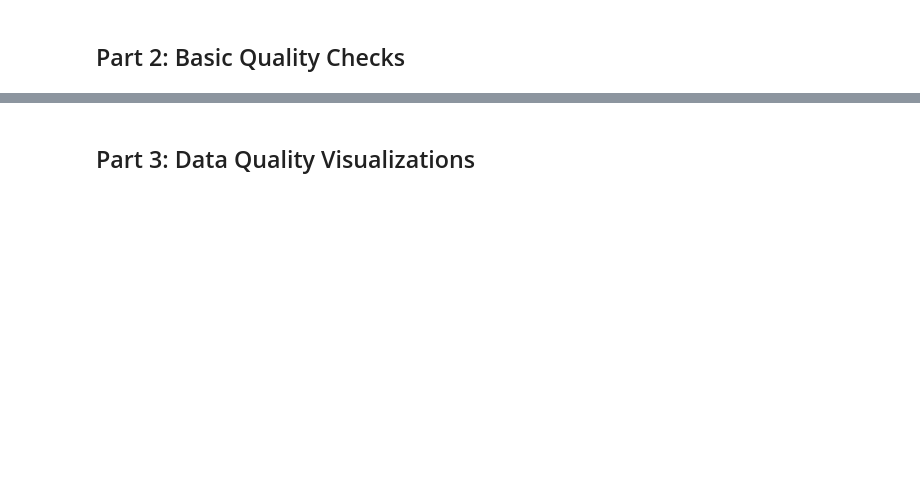
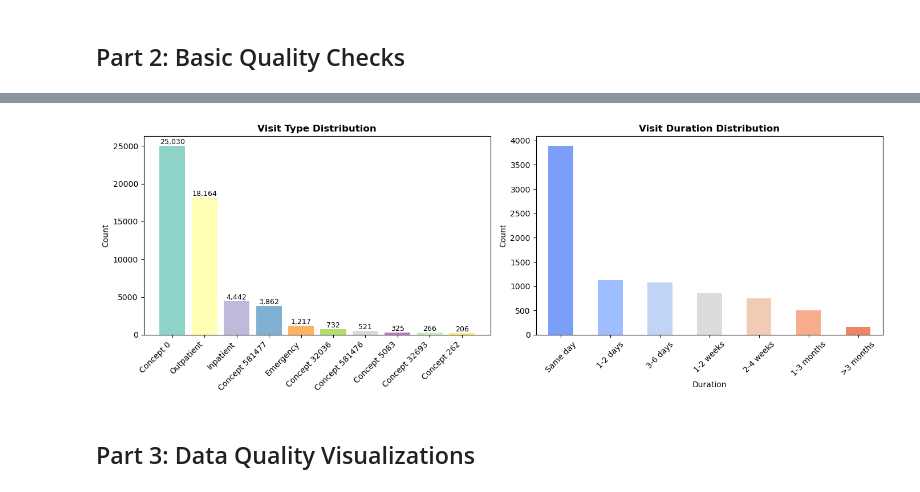
Before and after one commit to AaronLuo00/crisp-pipeline, a Jupyter notebook: notebooks/01_data_quality_exploration.ipynb, the cells around one changed output, grey strips where cells are left out. Drawn from its saved outputs; the diff is of its cells as text; code cells hidden in the pictures; blank space fills up the shorter version.

```diff
--- a/notebooks/01_data_quality_exploration.ipynb
+++ b/notebooks/01_data_quality_exploration.ipynb
@@ -178,2 +363,66 @@ if 'PERSON' in tables:
+# %%
+# Visit Type Distribution
+if 'VISIT_OCCURRENCE' in tables:
+    visit_df = tables['VISIT_OCCURRENCE'].copy()
+
+    fig, (ax1, ax2) = plt.subplots(1, 2, figsize=(14, 5))
+
+    # Visit concept distribution
+    if 'visit_concept_id' in visit_df.columns:
+        visit_types = visit_df['visit_concept_id'].value_counts().head(10)
+
+        # Common visit type mapping
+        visit_map = {
+            9201: 'Inpatient',
+            9202: 'Outpatient',
+            9203: 'Emergency',
+            32037: 'ICU',
+            581379: 'ICU Admission'
+        }
+
+        visit_labels = [visit_map.get(vid, f'Concept {vid}') for vid in visit_types.index]
+
+        colors = plt.cm.Set3(np.linspace(0, 1, len(visit_types)))
+        bars = ax1.bar(range(len(visit_types)), visit_types.values, color=colors)
+        ax1.set_xticks(range(len(visit_types)))
+        ax1.set_xticklabels(visit_labels, rotation=45, ha='right')
+        ax1.set_title('Visit Type Distribution', fontsize=12, fontweight='bold')
+        ax1.set_ylabel('Count')
+
+        # Add value labels on bars
+        for bar, value in zip(bars, visit_types.values):
+            ax1.text(bar.get_x() + bar.get_width()/2, bar.get_height(),
+                    f'{value:,}', ha='center', va='bottom', fontsize=9)
+
+    # Visit duration analysis
+    if 'visit_start_date' in visit_df.columns and 'visit_end_date' in visit_df.columns:
+        visit_df['visit_start_date'] = pd.to_datetime(visit_df['visit_start_date'], errors='coerce')
+        visit_df['visit_end_date'] = pd.to_datetime(visit_df['visit_end_date'], errors='coerce')
+
+        # Calculate duration in days
+        visit_df['duration_days'] = (visit_df['visit_end_date'] - visit_df['visit_start_date']).dt.days
+
+        # Filter reasonable durations (0-365 days)
+        valid_durations = visit_df[(visit_df['duration_days'] >= 0) & (visit_df['duration_days'] <= 365)]['duration_days']
+
+        if len(valid_durations) > 0:
+            # Create bins for duration
+            bins = [0, 1, 3, 7, 14, 30, 90, 365]
+            labels = ['Same day', '1-2 days', '3-6 days', '1-2 weeks', '2-4 weeks', '1-3 months', '>3 months']
+
+            duration_binned = pd.cut(valid_durations, bins=bins, labels=labels)
+            duration_counts = duration_binned.value_counts()
+
+            colors = plt.cm.coolwarm(np.linspace(0.2, 0.8, len(duration_counts)))
+            duration_counts.plot(kind='bar', ax=ax2, color=colors)
+            ax2.set_title('Visit Duration Distribution', fontsize=12, fontweight='bold')
+            ax2.set_xlabel('Duration')
+            ax2.set_ylabel('Count')
+            ax2.tick_params(axis='x', rotation=45)
+
+    plt.tight_layout()
+    plt.show()
+# %% [output]
+[figure, added]
 # %% [markdown]
 ## Part 3: Data Quality Visualizations
```
Also changed, not shown: parts of 15 cells of this notebook.
